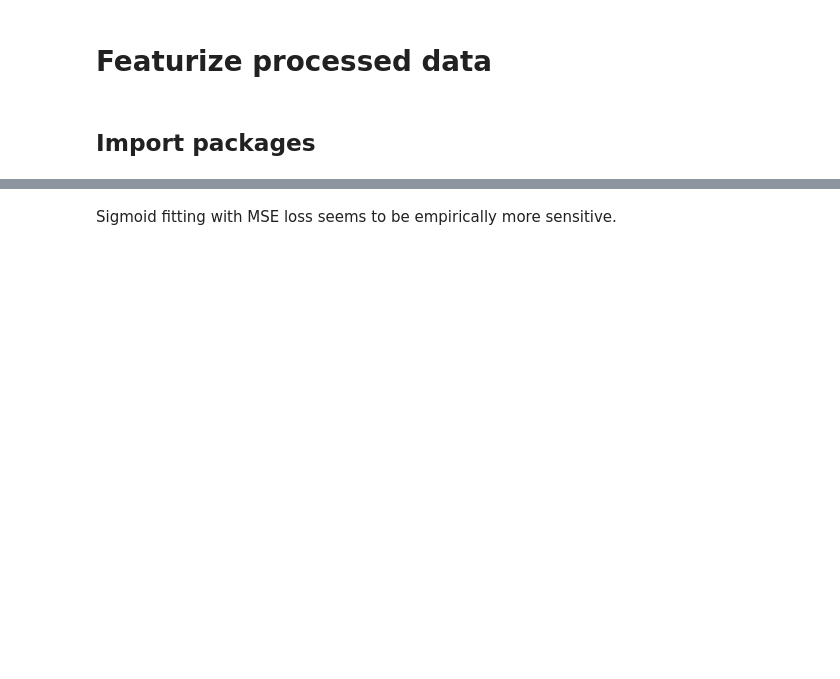
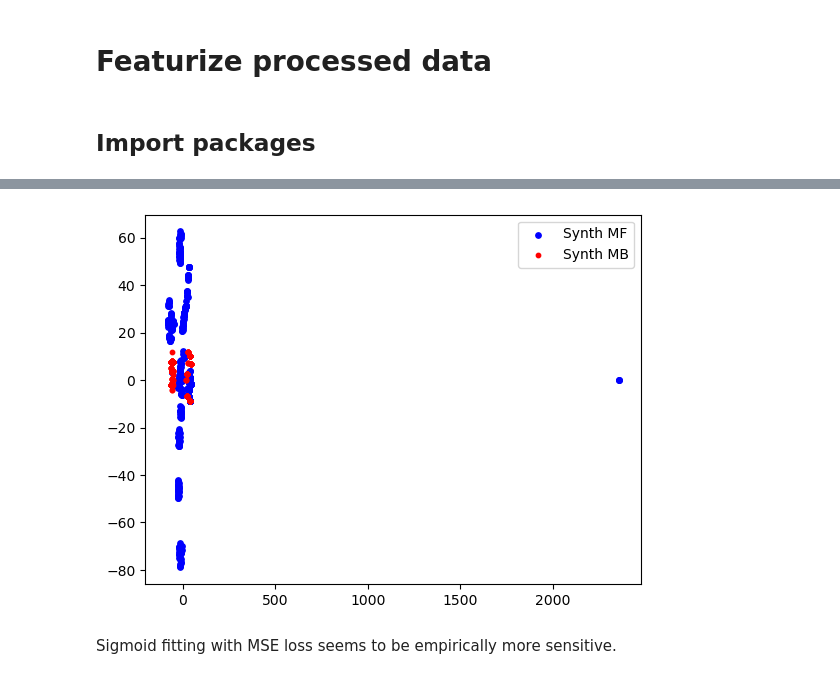
Before and after one commit to johnlyzhou/decision-making, a Jupyter notebook: notebooks/jlz-dev-featurize.ipynb, the cells around one changed output, grey strips where cells are left out. Cells and saved outputs as stored; diff of their text form; code cells hidden in the pictures; blank space fills up the shorter version.

```diff
--- a/notebooks/jlz-dev-featurize.ipynb
+++ b/notebooks/jlz-dev-featurize.ipynb
@@ -27,3 +39,15 @@ from src.models.train import train
+# %%
+plt.figure()
+mse_boundary = 500
+
+mf = plt.scatter(X_embedded_mse[:mse_boundary, 0], X_embedded_mse[:mse_boundary, 1], color='blue', s=15)
+mb = plt.scatter(X_embedded_mse[mse_boundary:, 0], X_embedded_mse[mse_boundary:, 1], color='red', s=10)
+
+plt.legend((mf, mb), ('Synth MF', 'Synth MB'), loc='upper right')
+
+plt.show()
+# %% [output]
+[figure, added]
 # %% [markdown]
 Sigmoid fitting with MSE loss seems to be empirically more sensitive.
 # %%
```
Also changed, not shown: parts of 9 cells of this notebook, 5 other files.
